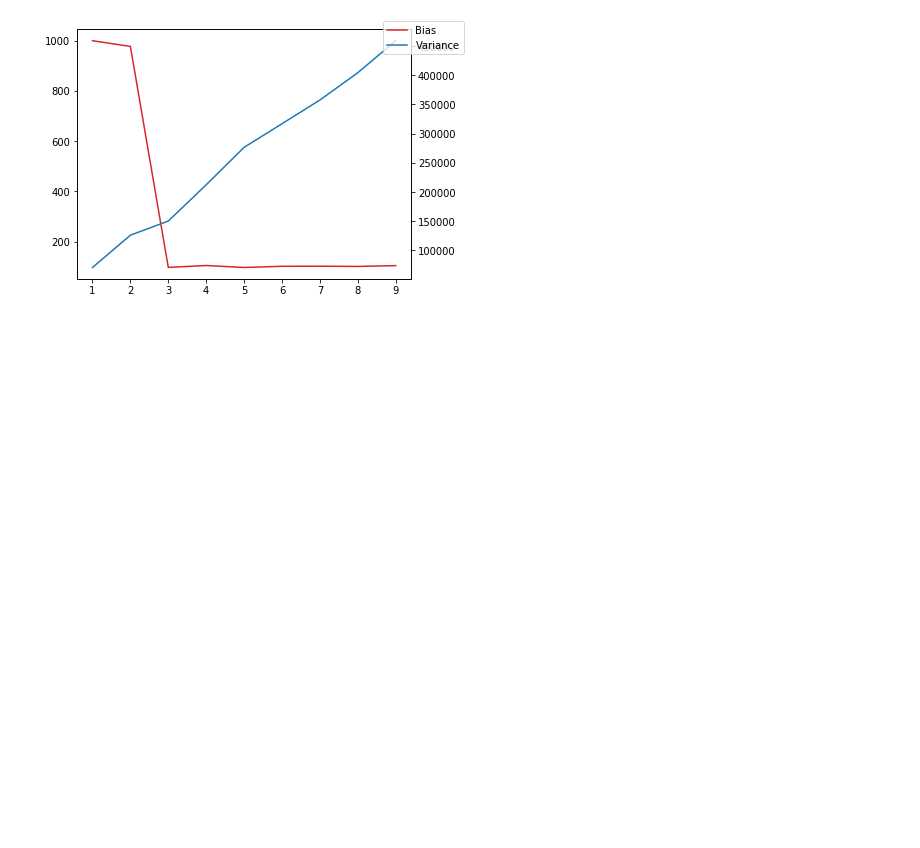
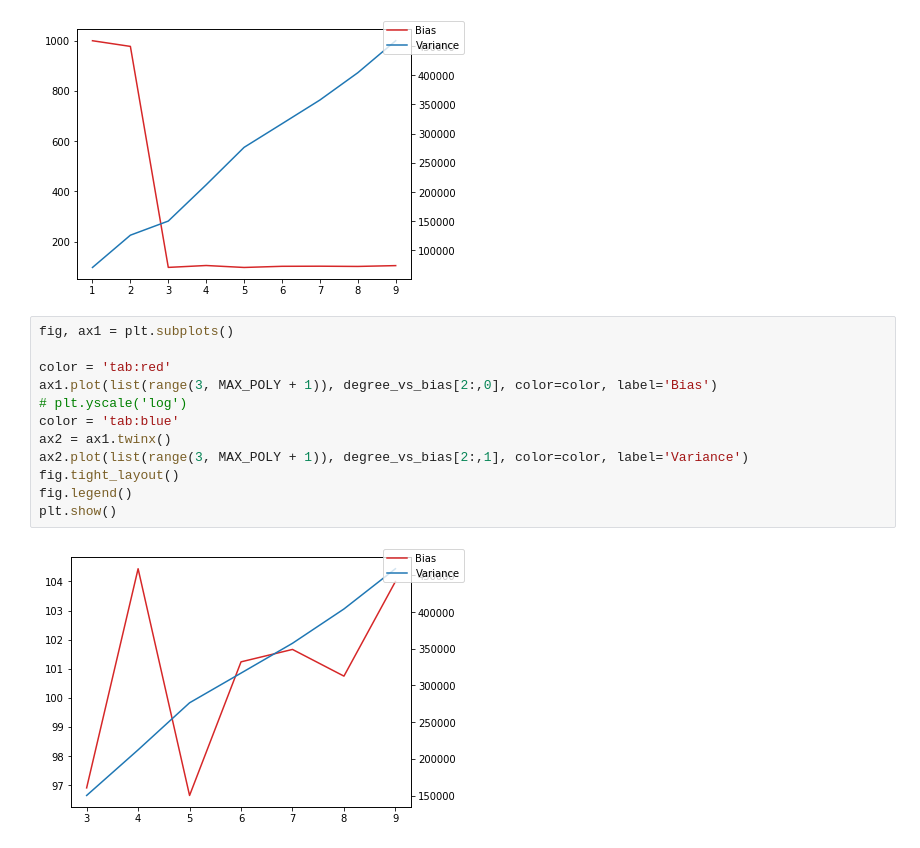
Before and after one commit to multipauls/MDLAssgn1, a Jupyter notebook: Q2_data/MDL-2.ipynb, the cells around one changed output. Saved outputs shown, nothing was run; the diff lists cells and outputs as text; blank space fills up the shorter version.

```diff
--- a/Q2_data/MDL-2.ipynb
+++ b/Q2_data/MDL-2.ipynb
@@ -125,3 +139,17 @@ fig.legend()
 plt.show()
 # %% [output]
 [figure]
+# %%
+fig, ax1 = plt.subplots()
+
+color = 'tab:red'
+ax1.plot(list(range(3, MAX_POLY + 1)), degree_vs_bias[2:,0], color=color, label='Bias')
+# plt.yscale('log')
+color = 'tab:blue'
+ax2 = ax1.twinx()
+ax2.plot(list(range(3, MAX_POLY + 1)), degree_vs_bias[2:,1], color=color, label='Variance')
+fig.tight_layout()
+fig.legend()
+plt.show()
+# %% [output]
+[figure, added]
```
Also changed, not shown: parts of 1 cell of this notebook, 8 other files.
